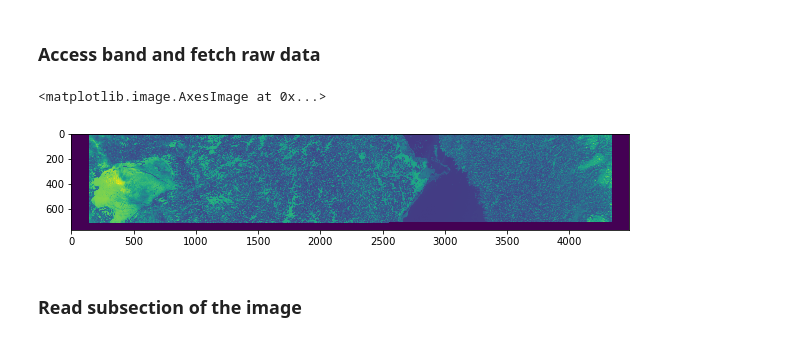
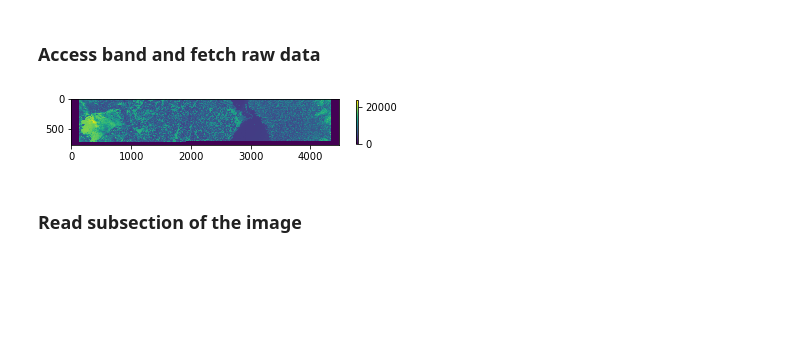
Before and after one commit to nansencenter/nansat-lectures, a Jupyter notebook: notebooks/07 GDAL.ipynb, the cells around one changed output. Drawn from its saved outputs; the diff is of its cells as text; code cells hidden in the pictures; blank space fills up the shorter version.

```diff
--- a/notebooks/07 GDAL.ipynb
+++ b/notebooks/07 GDAL.ipynb
@@ -26,11 +26,12 @@ Size is 4481 x 769 x 17
 # %%
 band = dataset.GetRasterBand(1)
 array = band.ReadAsArray()
-plt.figure(figsize=(10,10))
+plt.figure()
 plt.imshow(array)
+plt.colorbar(shrink=0.2)
+plt.show()
 # %% [output]
-<matplotlib.image.AxesImage at 0x...>
-[figure, old version]
+[figure, new version]
 # %% [markdown]
 ### Read subsection of the image
 # %%
```
Also changed, not shown: parts of 7 cells of this notebook, 10 other files.
